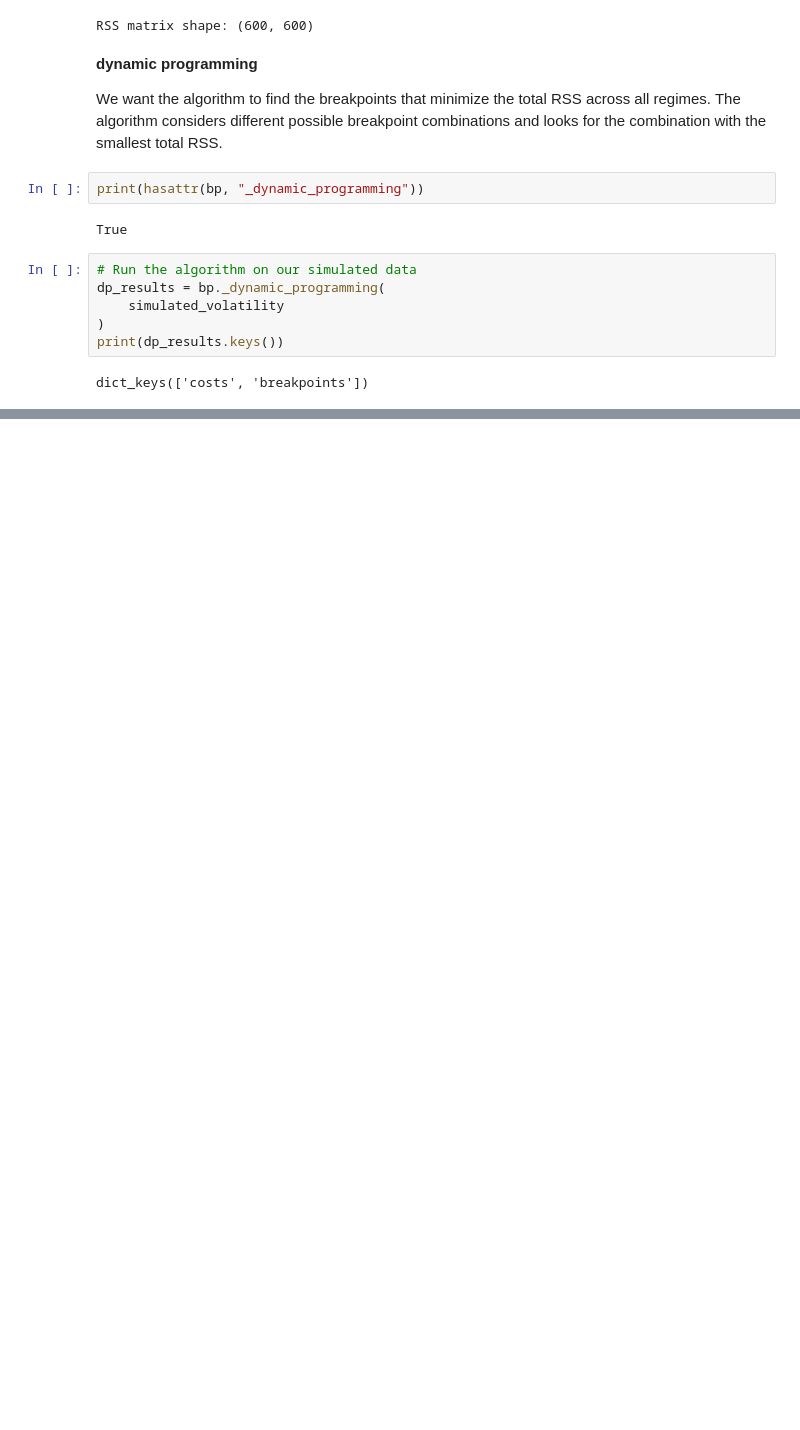
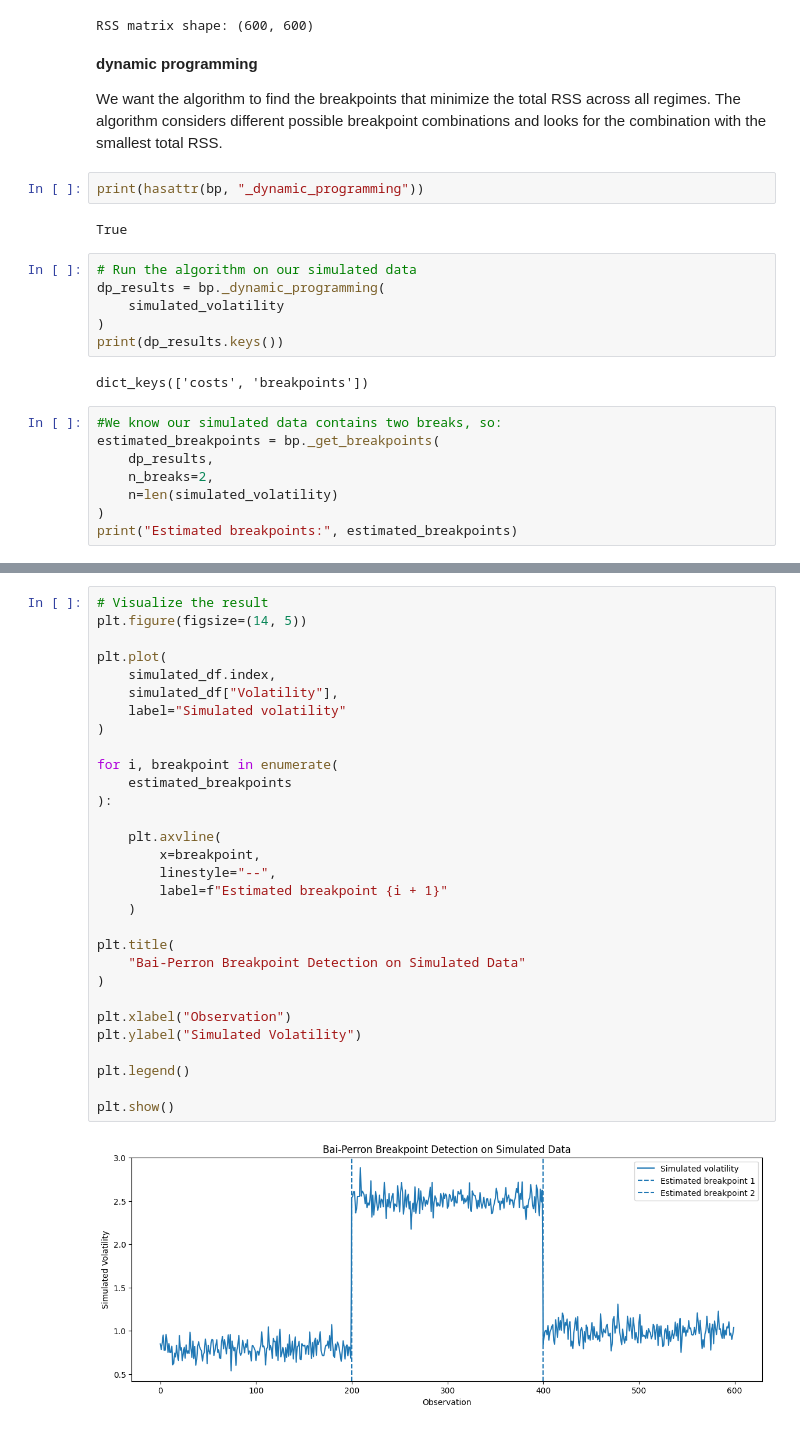
Before and after one commit to fleurclochette/Scientific-Project-SS26-Group-8, a Jupyter notebook: notebooks/03_garch_breakpoints.ipynb, the cells around one changed output, grey strips where cells are left out. Cells and saved outputs as stored; diff of their text form; blank space fills up the shorter version.

```diff
--- a/notebooks/03_garch_breakpoints.ipynb
+++ b/notebooks/03_garch_breakpoints.ipynb
@@ -262,3 +263,11 @@ dp_results = bp._dynamic_programming(
 print(dp_results.keys())
 # %% [output]
 dict_keys(['costs', 'breakpoints'])
+# %%
+#We know our simulated data contains two breaks, so:
+estimated_breakpoints = bp._get_breakpoints(
+    dp_results,
+    n_breaks=2,
+    n=len(simulated_volatility)
+)
+print("Estimated breakpoints:", estimated_breakpoints)
@@ -264,0 +283,32 @@ dict_keys(['costs', 'breakpoints'])
+# %%
+# Visualize the result
+plt.figure(figsize=(14, 5))
+
+plt.plot(
+    simulated_df.index,
+    simulated_df["Volatility"],
+    label="Simulated volatility"
+)
+
+for i, breakpoint in enumerate(
+    estimated_breakpoints
+):
+
+    plt.axvline(
+        x=breakpoint,
+        linestyle="--",
+        label=f"Estimated breakpoint {i + 1}"
+    )
+
+plt.title(
+    "Bai-Perron Breakpoint Detection on Simulated Data"
+)
+
+plt.xlabel("Observation")
+plt.ylabel("Simulated Volatility")
+
+plt.legend()
+
+plt.show()
+# %% [output]
+[figure, added]
```
Also changed, not shown: parts of 5 cells of this notebook.
